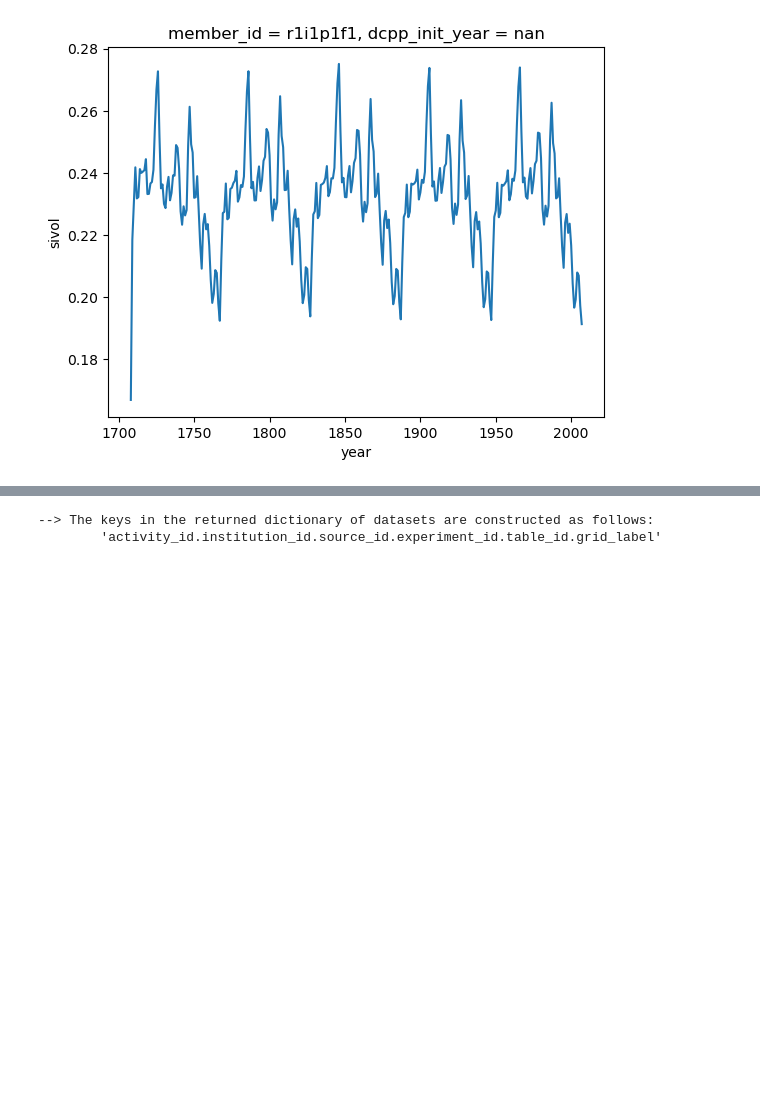
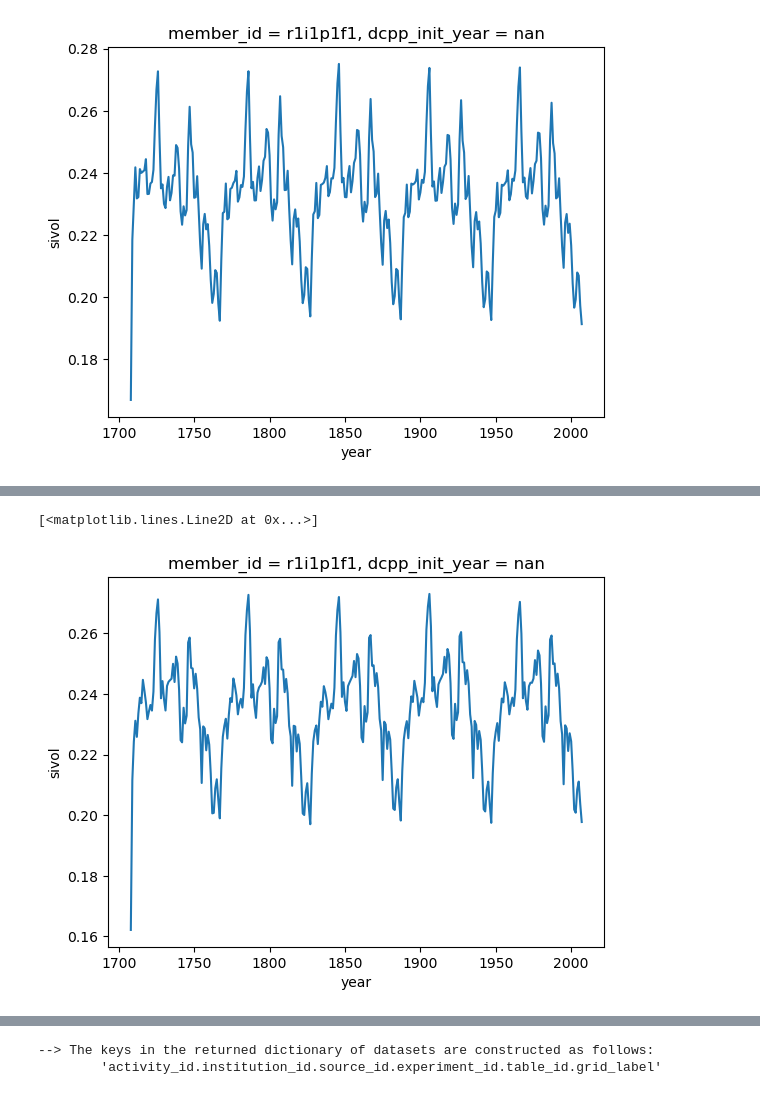
Before and after one commit to hirnas/e440-final, a Jupyter notebook: e440proj.ipynb, the cells around one changed output, grey strips where cells are left out. Cells and saved outputs as stored; diff of their text form; code cells hidden in the pictures; blank space fills up the shorter version.

```diff
--- a/e440proj.ipynb
+++ b/e440proj.ipynb
@@ -405,0 +412,6 @@ testplotdata.plot()
+# %%
+testplotdata = (dset_dict_si['OMIP.NOAA-GFDL.GFDL-OM4p5B.omip1.SImon.gn'].sivol).mean(dim=('x','y')).groupby('time.year').mean()
+testplotdata.plot()
+# %% [output]
+[<matplotlib.lines.Line2D at 0x...>]
+[figure, added]
```
Also changed, not shown: parts of 3 cells of this notebook.
